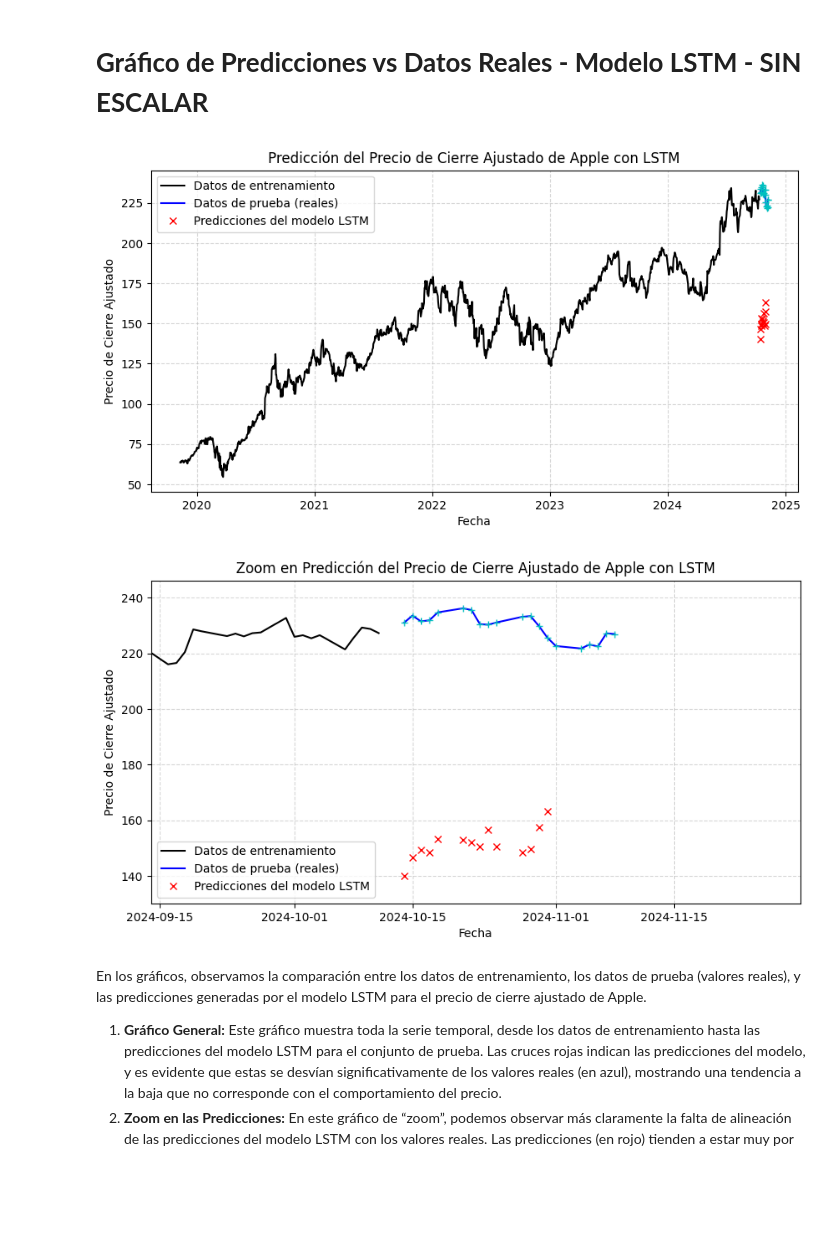
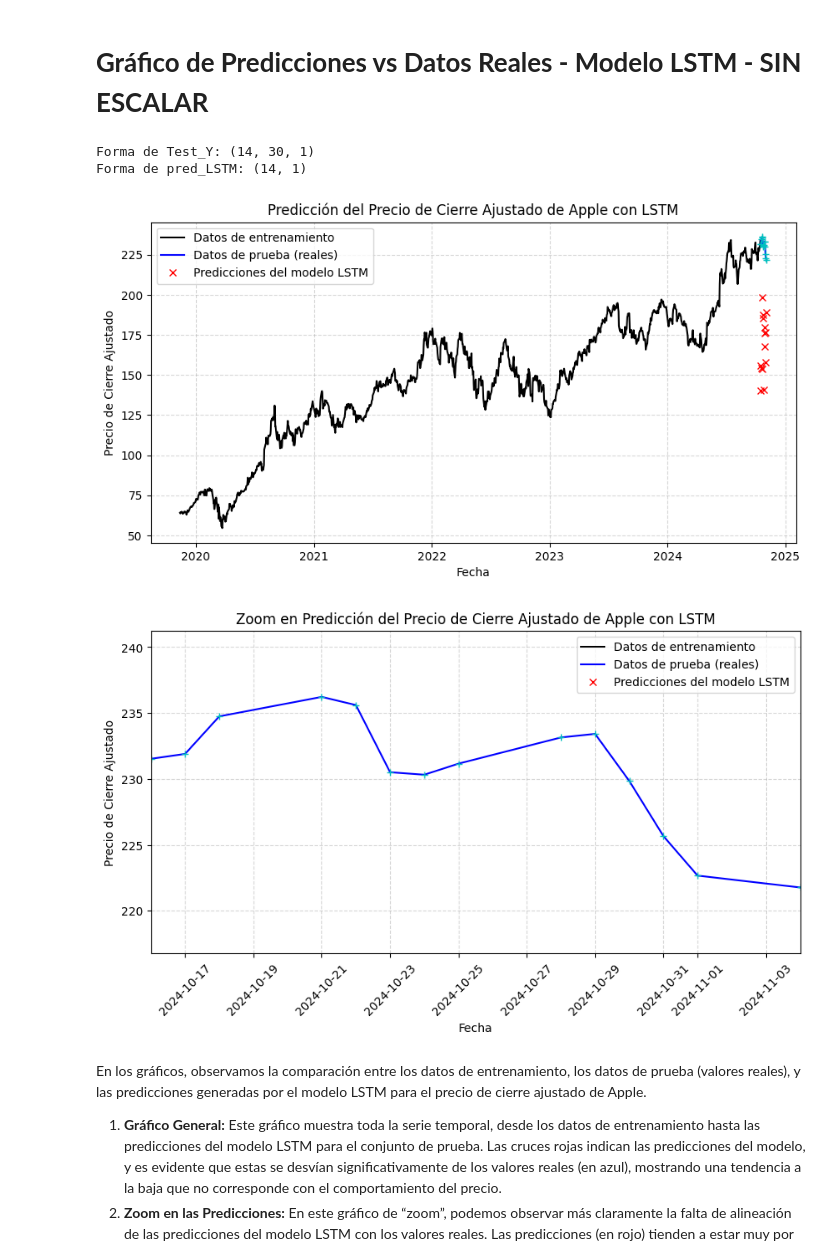
Before and after one commit to jrebull/MNA, a Jupyter notebook: Serie_de_Tiempo_Javier_Rebull_A01795838_Final.ipynb, the cells around one changed output. Cells and saved outputs as stored; diff of their text form; code cells hidden in the pictures; blank space fills up the shorter version.

```diff
--- a/Serie_de_Tiempo_Javier_Rebull_A01795838_Final.ipynb
+++ b/Serie_de_Tiempo_Javier_Rebull_A01795838_Final.ipynb
@@ -826,8 +810,0 @@ Conjunto de prueba:
-# %%
-# Aplicamos el modelo Facebbok-Prophet a nuestros datos:
-
-model = Prophet(seasonality_mode='multiplicative',
-                daily_seasonality=True,
-                changepoint_prior_scale=10.,   # Controla la flexibilidad de la componente Trend, mayor valor mayores fluctuaciones.
-                seasonality_prior_scale=18)    # Controla la estacionalidad, mayor el valor, mayor flexibilidad en la estacionalidad.
-model.fit(train)
@@ -1133,10 +1082,25 @@ En resumen, un RMSE de 30.712 nos muestra un error considerable en las prediccio
 # %% [markdown]
 # **Gráfico de Predicciones vs Datos Reales - Modelo LSTM - SIN ESCALAR**
 # %%
-# Aseguramos que test['ds'] y pred_LSTM_last_step tengan la misma longitud
-min_length = min(len(test['ds']), len(pred_LSTM_last_step))
+# Imprimimos las formas para verificar el tamaño
+print("Forma de Test_Y:", Test_Y.shape)
+print("Forma de pred_LSTM:", pred_LSTM.shape)
+
+# Seleccionamos el último valor de cada secuencia de 30 días en Test_Y para compararlo con pred_LSTM
+Test_Y_last_step = Test_Y[:, -1, 0]
+
+# Aseguramos que ambas variables tengan la misma cantidad de muestras
+min_len = min(len(Test_Y_last_step), len(pred_LSTM))
+
+# Ajustamos Test_Y_last_step y pred_LSTM para que tengan el mismo tamaño
+Test_Y_adj = Test_Y_last_step[:min_len]
+pred_LSTM_adj = pred_LSTM[:min_len].flatten()
+
+# Aseguramos que test['ds'], test['y'], y pred_LSTM_adj tengan la misma longitud para graficar
+min_length = min(len(test['ds']), len(test['y']), len(pred_LSTM_adj))
 test_ds_aligned = test['ds'][:min_length]
-pred_LSTM_aligned = pred_LSTM_last_step[:min_length]
+test_y_aligned = test['y'][:min_length]
+pred_LSTM_aligned = pred_LSTM_adj[:min_length]
 
 # Graficamos los resultados:
 fig, ax = plt.subplots(figsize=(10, 5))
@@ -1145,8 +1109,8 @@ fig, ax = plt.subplots(figsize=(10, 5))
 ax.plot(train['ds'], train['y'], '-k', label='Datos de entrenamiento')
 
 # Datos de prueba en azul
-ax.plot(test['ds'], test['y'], '-b', label='Datos de prueba (reales)')
-ax.plot(test['ds'], test['y'], '+c')  # Datos de prueba como puntos en cian
+ax.plot(test_ds_aligned, test_y_aligned, '-b', label='Datos de prueba (reales)')
+ax.plot(test_ds_aligned, test_y_aligned, '+c')  # Datos de prueba como puntos en cian
 
 # Predicciones del modelo LSTM en rojo
 ax.plot(test_ds_aligned, pred_LSTM_aligned, 'xr', label='Predicciones del modelo LSTM')
@@ -1160,40 +1124,43 @@ plt.grid(True, linestyle='--', alpha=0.5)
 
 plt.show()
 # %% [output]
+Forma de Test_Y: (14, 30, 1)
+Forma de pred_LSTM: (14, 1)
-[figure, old version]
+[figure, new version]
 # %%
-# Aseguramos que test['ds'] y pred_LSTM_last_step tengan la misma longitud
-min_length = min(len(test['ds']), len(pred_LSTM_last_step))
-test_ds_aligned = test['ds'][:min_length]
-pred_LSTM_aligned = pred_LSTM_last_step[:min_length]
+# Definimos el número de observaciones para el zoom, en caso de que el conjunto de prueba tenga menos de 20
+num_observations = min(20, len(test_ds_aligned))
 
-# Graficamos los resultados con un "zoom" en la parte final
+# Graficamos los resultados con zoom en las últimas observaciones:
 fig, ax = plt.subplots(figsize=(10, 5))
 
 # Datos de entrenamiento en negro
 ax.plot(train['ds'], train['y'], '-k', label='Datos de entrenamiento')
 
 # Datos de prueba en azul
-ax.plot(test['ds'], test['y'], '-b', label='Datos de prueba (reales)')
-ax.plot(test['ds'], test['y'], '+c')  # Datos de prueba como puntos en cian
+ax.plot(test_ds_aligned.iloc[-num_observations:], test_y_aligned.iloc[-num_observations:], '-b', label='Datos de prueba (reales)')
+ax.plot(test_ds_aligned.iloc[-num_observations:], test_y_aligned.iloc[-num_observations:], '+c')  # Datos de prueba como puntos en cian
 
 # Predicciones del modelo LSTM en rojo
-ax.plot(test_ds_aligned, pred_LSTM_aligned, 'xr', label='Predicciones del modelo LSTM')
+ax.plot(test_ds_aligned.iloc[-num_observations:], pred_LSTM_aligned[-num_observations:], 'xr', label='Predicciones del modelo LSTM')
 
 # Configuración del gráfico
 plt.title("Zoom en Predicción del Precio de Cierre Ajustado de Apple con LSTM")
 plt.xlabel("Fecha")
 plt.ylabel("Precio de Cierre Ajustado")
 plt.legend()
 plt.grid(True, linestyle='--', alpha=0.5)
 
-# Establecemos límites en el eje X y ampliamos el rango del eje Y para asegurar que las predicciones sean visibles
-plt.xlim(test_ds_aligned.min() - pd.Timedelta(days=30), test_ds_aligned.max() + pd.Timedelta(days=30))
-plt.ylim(min(pred_LSTM_aligned.min(), test['y'].min()) - 10, max(pred_LSTM_aligned.max(), test['y'].max()) + 10)
+# Zoom en las últimas observaciones (ajusta el rango de acuerdo con tus necesidades)
+plt.xlim(test_ds_aligned.iloc[-num_observations], test_ds_aligned.iloc[-1])  # Zoom en el rango disponible
+plt.ylim(min(test_y_aligned[-num_observations:]) - 5, max(test_y_aligned[-num_observations:]) + 5)  # Ajuste del eje y para claridad
+
+# Girar las etiquetas de fechas en el eje x para evitar que se monten
+plt.xticks(rotation=45)
 
 plt.show()
 # %% [output]
-[figure, old version]
+[figure, new version]
 # %% [markdown]
 En los gráficos, observamos la comparación entre los datos de entrenamiento, los datos de prueba (valores reales), y las predicciones generadas por el modelo LSTM para el precio de cierre ajustado de Apple.
 
```
Also changed, not shown: parts of 73 cells of this notebook.
